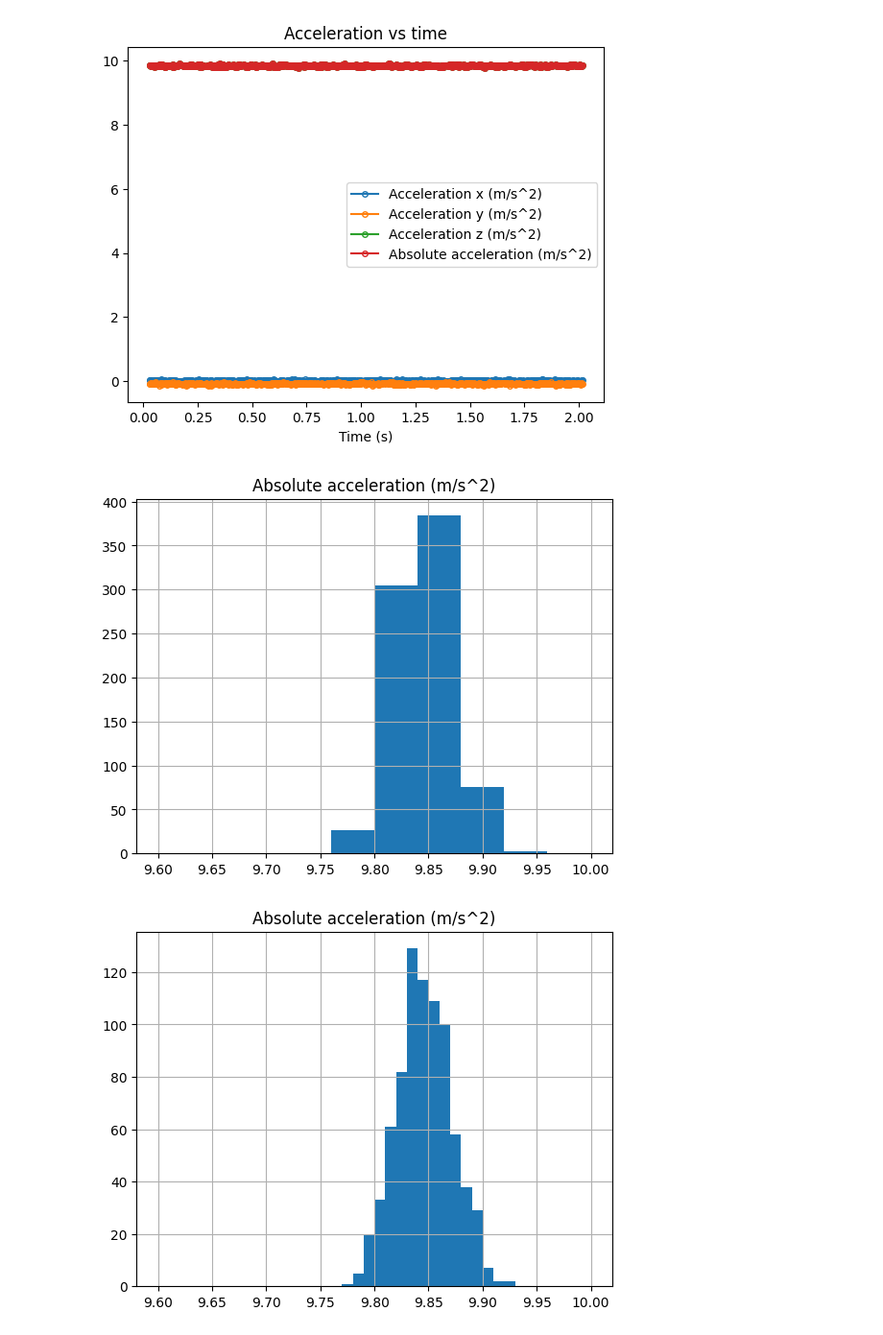
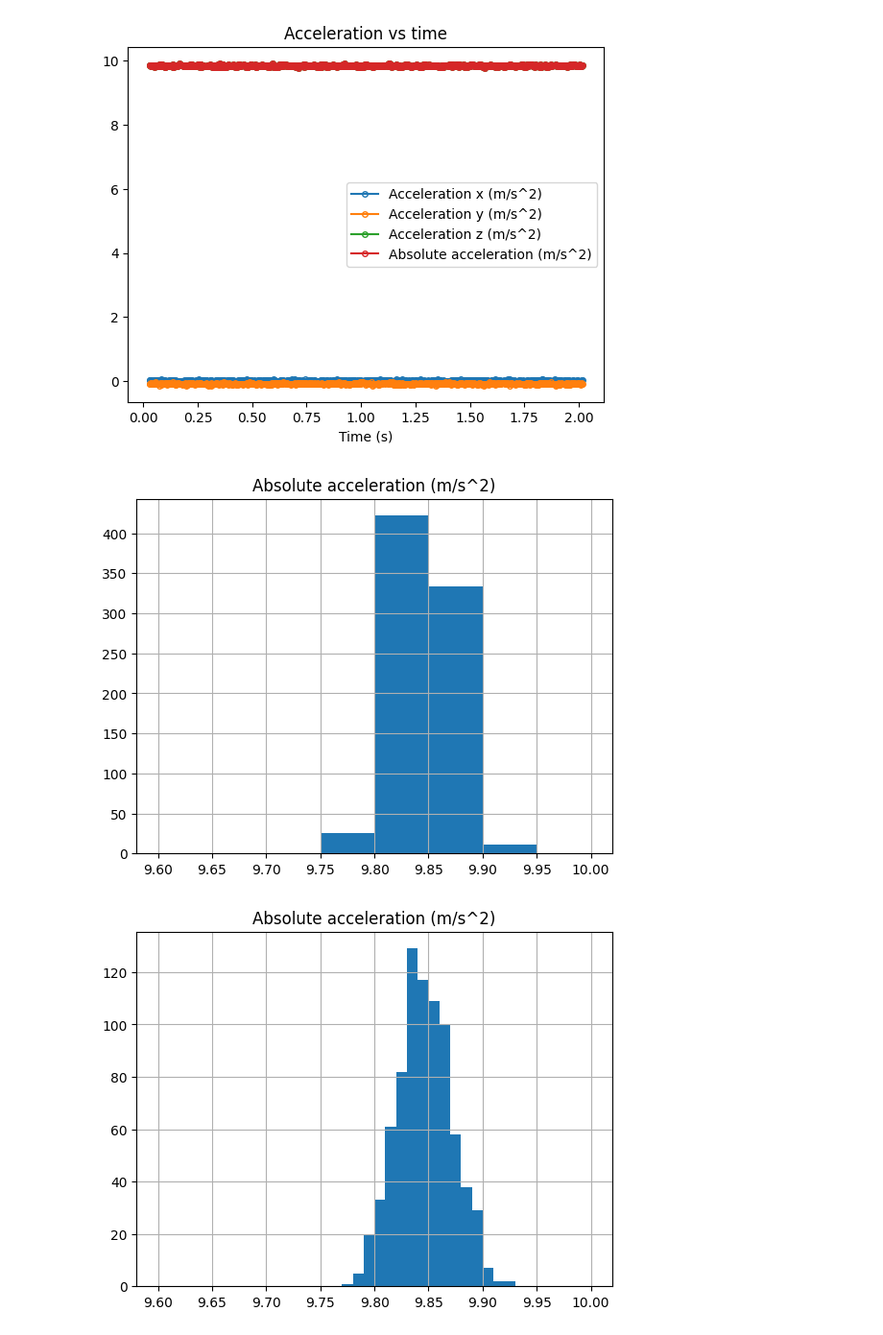
Before and after one commit to pmeridian/Phyphox_ESP01_LTF, a Jupyter notebook: gMeasure.ipynb, the cells around one changed output. Shown at 96% size. Cells and saved outputs as stored; diff of their text form; code cells hidden in the pictures.

```diff
--- a/gMeasure.ipynb
+++ b/gMeasure.ipynb
@@ -21,9 +21,9 @@ df.plot(x="Time (s)",title="Acceleration vs time",style='o-',ms=4,mfc='none');
 # %% [output]
 [figure]
 # %%
-df.hist("Absolute acceleration (m/s^2)",bins=10,range=(9.6,10));
+df.hist("Absolute acceleration (m/s^2)",bins=8,range=(9.6,10));
 # %% [output]
-[figure, old version]
+[figure, new version]
 # %%
 plt=df.hist("Absolute acceleration (m/s^2)",bins=40,range=(9.6,10));
 # %% [output]
```
